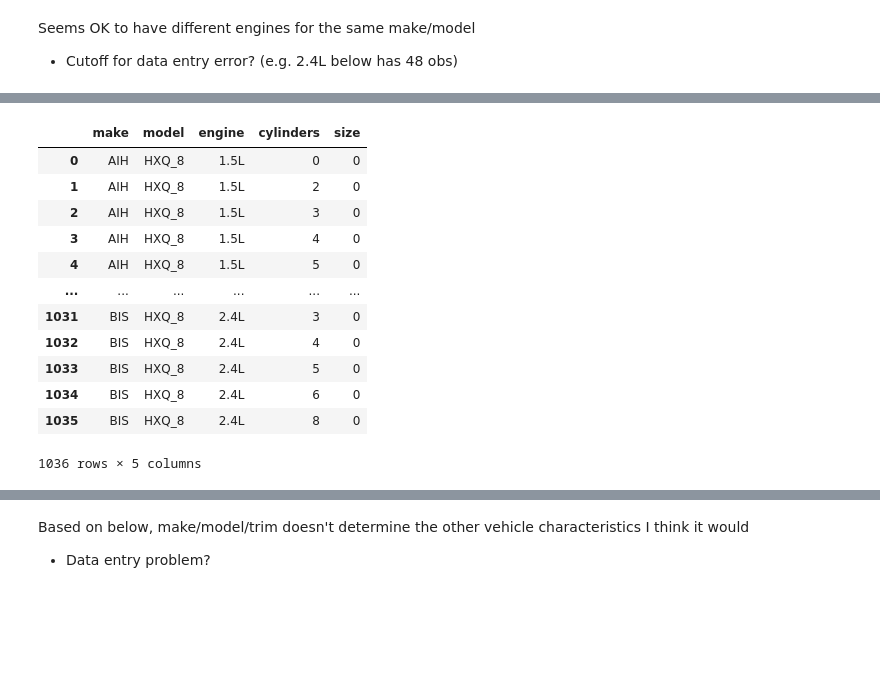
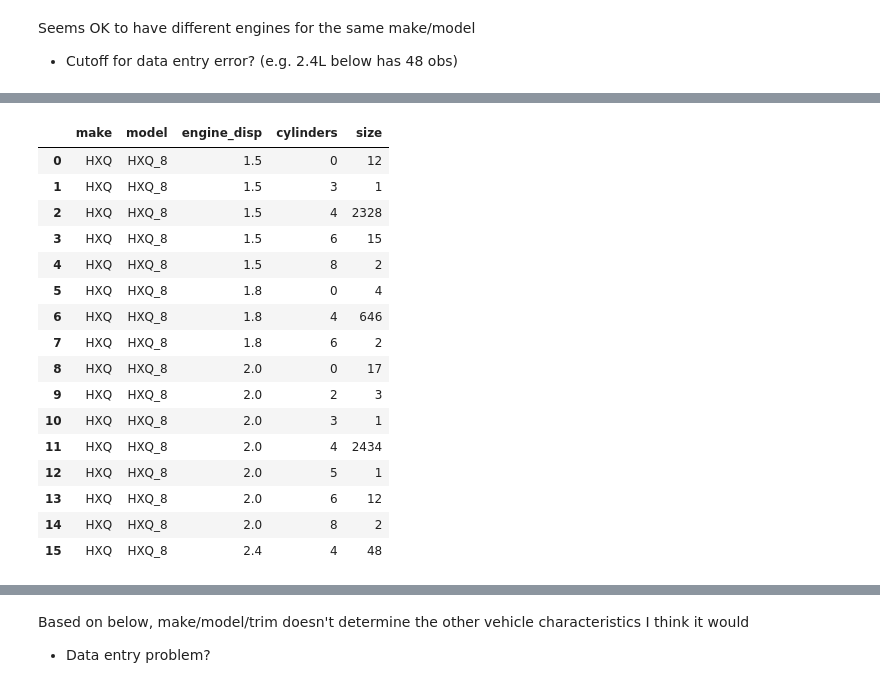
Before and after one commit to sheacon/carmax_showcase, a Jupyter notebook: 0_data_carmax.ipynb, the cells around one changed output, grey strips where cells are left out. Saved outputs shown, nothing was run; the diff lists cells and outputs as text; code cells hidden in the pictures; blank space fills up the shorter version.

```diff
--- a/0_data_carmax.ipynb
+++ b/0_data_carmax.ipynb
@@ -79,6 +90,34 @@ price_cat = CategoricalDtype(
 )
 df['price_appraisal'] = df['price_appraisal'].astype(appraisal_cat)
 df['price'] = df['price'].astype(price_cat)
+# %%
+# make mileage categorical with correct order
+mileage_app_cat = CategoricalDtype(
+    ['0 to 10k miles', '10k to 20k miles', '20k to 30k miles',
+     '30k to 40k miles', '40k to 50k miles','50k to 60k miles',
+     '60k to 70k miles', '70k to 80k miles', '80k to 90k miles',
+     '90k to 100k miles','100k to 110k miles', '110k to 120k miles',
+     '120k to 130k miles', '130k to 140k miles','140k to 150k miles',
+     '150k to 160k miles', '160k to 170k miles', '170k to 180k miles',
+    '180k to 190k miles', '190k to 200k miles', '200k+ miles'],
+    ordered=True
+)
+mileage_cat = CategoricalDtype(
+   ['0 to 5k miles', '5k to 10k miles', '10k to 15k miles',
+    '15k to 20k miles', '20k to 25k miles', '25k to 30k miles',
+    '30k to 35k miles', '35k to 40k miles', '40k to 45k miles',
+    '45k to 50k miles', '50k to 55k miles', '55k to 60k miles',
+     '60k to 65k miles', '65k to 70k miles', '70k to 75k miles',
+     '75k to 80k miles', '80k to 85k miles', '85k to 90k miles',
+     '90k to 95k miles', '95k to 100k miles', '100k+ miles'],
+    ordered=True
+)
+df['mileage_appraisal'] = df['mileage_appraisal'].astype(mileage_app_cat)
+df['mileage'] = df['mileage'].astype(mileage_cat)
+# %%
+# make engine displacement numeric
+df['engine_disp'] = df['engine_disp'].str.slice(0,3).astype('float')
+df['engine_disp_appraisal'] = df['engine_disp_appraisal'].str.slice(0,3).astype('float')
 # %%
 df.info(show_counts=False)
 # %% [output]
@@ -476,5 +539,5 @@ Index(['price', 'price_appraisal', 'online_appraisal_flag', 'market',
 # %%
 df_HXQ = df[df['model'] == 'HXQ_8']
 # %%
-pd.set_option('display.max_rows', 50)
+pd.set_option('display.max_rows', 200)
 # %%
@@ -517,17 +581,21 @@ engines
 # %%
-df_HXQ.groupby(['make','model','engine','cylinders'], dropna=False, as_index=False).size()
+df_HXQ.groupby(['make','model','engine_disp','cylinders'], dropna=False, as_index=False).size()
 # %% [output]
-|  | make | model | engine | cylinders | size |
-| 0 | AIH | HXQ_8 | 1.5L | 0 | 0 |
-| 1 | AIH | HXQ_8 | 1.5L | 2 | 0 |
-| 2 | AIH | HXQ_8 | 1.5L | 3 | 0 |
-| 3 | AIH | HXQ_8 | 1.5L | 4 | 0 |
-| 4 | AIH | HXQ_8 | 1.5L | 5 | 0 |
-| ... | ... | ... | ... | ... | ... |
-| 1031 | BIS | HXQ_8 | 2.4L | 3 | 0 |
-| 1032 | BIS | HXQ_8 | 2.4L | 4 | 0 |
-| 1033 | BIS | HXQ_8 | 2.4L | 5 | 0 |
-| 1034 | BIS | HXQ_8 | 2.4L | 6 | 0 |
-| 1035 | BIS | HXQ_8 | 2.4L | 8 | 0 |
+|  | make | model | engine_disp | cylinders | size |
+| 0 | HXQ | HXQ_8 | 1.5 | 0 | 12 |
+| 1 | HXQ | HXQ_8 | 1.5 | 3 | 1 |
+| 2 | HXQ | HXQ_8 | 1.5 | 4 | 2328 |
+| 3 | HXQ | HXQ_8 | 1.5 | 6 | 15 |
+| 4 | HXQ | HXQ_8 | 1.5 | 8 | 2 |
+| 5 | HXQ | HXQ_8 | 1.8 | 0 | 4 |
+| 6 | HXQ | HXQ_8 | 1.8 | 4 | 646 |
+| 7 | HXQ | HXQ_8 | 1.8 | 6 | 2 |
+| 8 | HXQ | HXQ_8 | 2.0 | 0 | 17 |
+| 9 | HXQ | HXQ_8 | 2.0 | 2 | 3 |
+| 10 | HXQ | HXQ_8 | 2.0 | 3 | 1 |
+| 11 | HXQ | HXQ_8 | 2.0 | 4 | 2434 |
+| 12 | HXQ | HXQ_8 | 2.0 | 5 | 1 |
+| 13 | HXQ | HXQ_8 | 2.0 | 6 | 12 |
+| 14 | HXQ | HXQ_8 | 2.0 | 8 | 2 |
+| 15 | HXQ | HXQ_8 | 2.4 | 4 | 48 |
-1036 rows × 5 columns
 # %%
```
Also changed, not shown: parts of 28 cells of this notebook.
